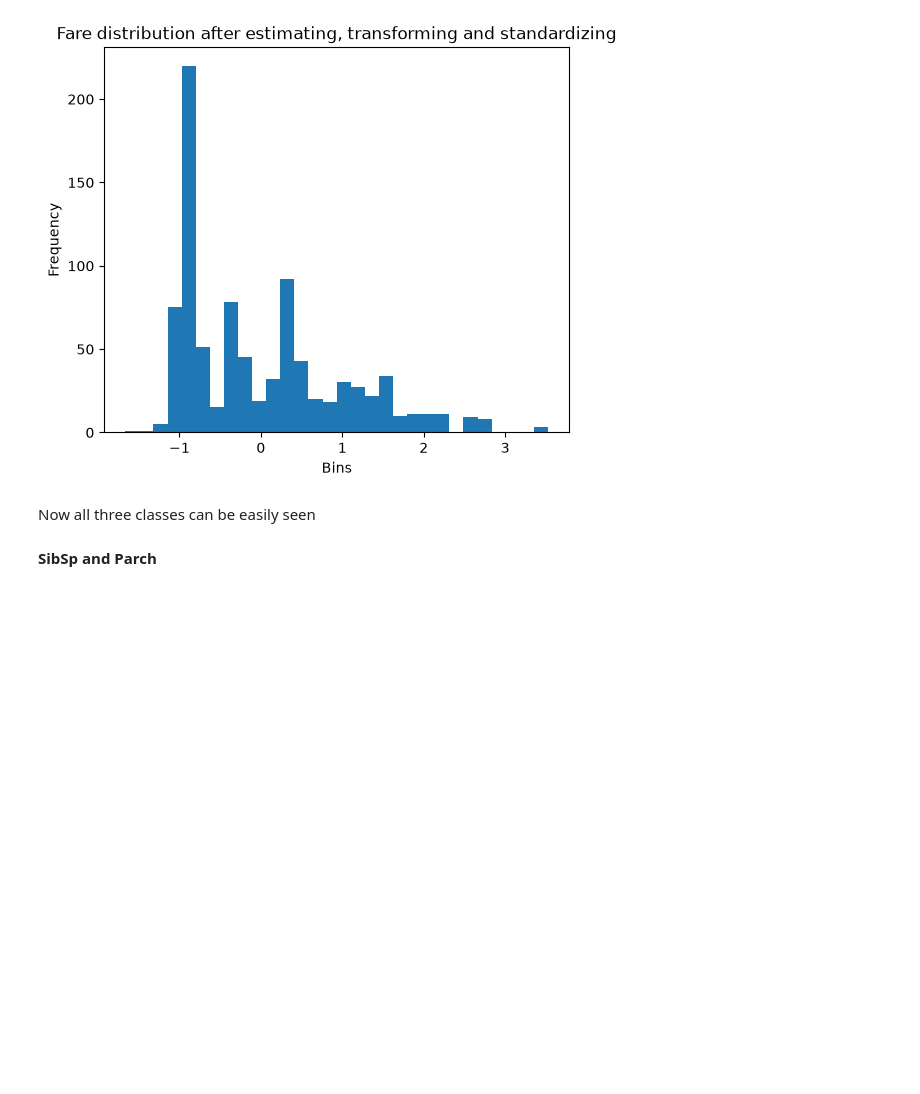
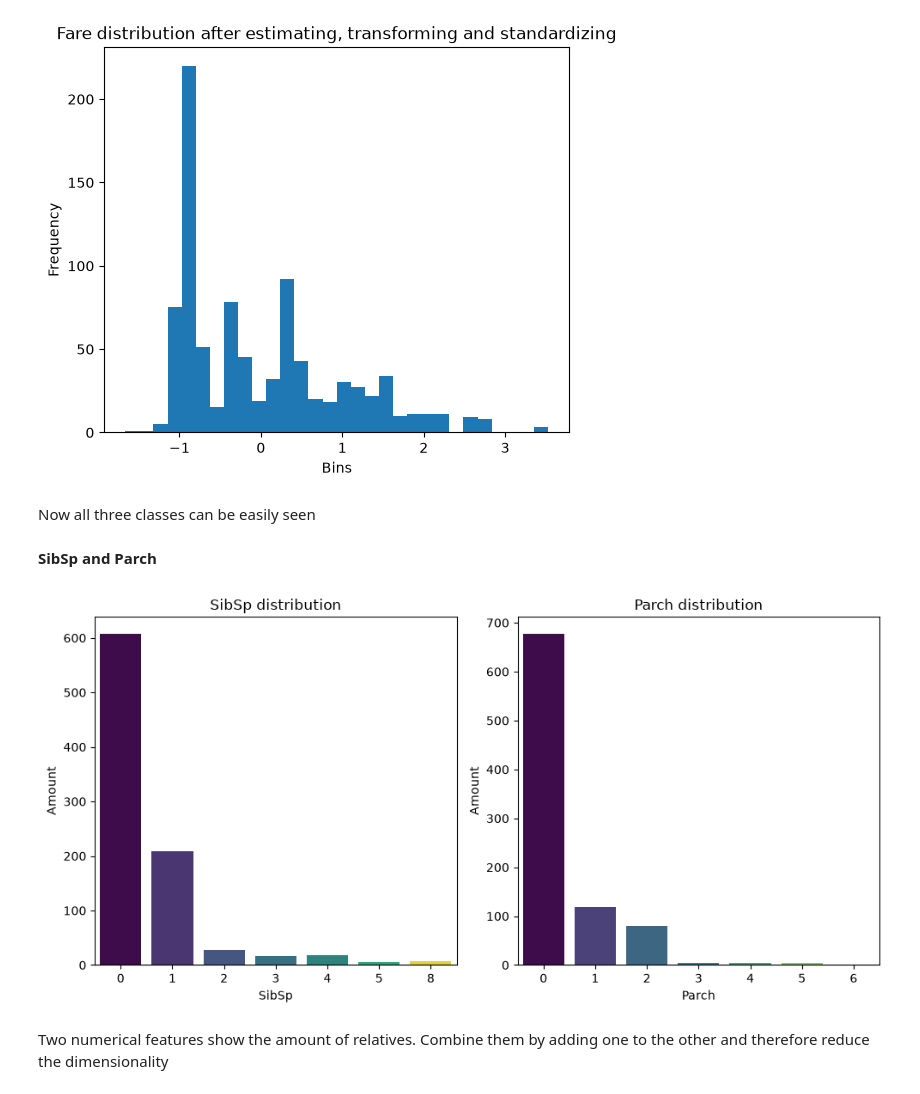
Before and after one commit to SpaceMakerc/Titanic---Machine-Learning-from-Disaster, a Jupyter notebook: titanic.ipynb, the cells around one changed output. Drawn from its saved outputs; the diff is of its cells as text; code cells hidden in the pictures; blank space fills up the shorter version.

Commit message:
Added pipeline for two features SibSp and Parch (combining). Visualized them

```diff
--- a/titanic.ipynb
+++ b/titanic.ipynb
@@ -425,3 +425,35 @@ plt.show()
 Now all three classes can be easily seen
 # %% [markdown]
 **SibSp and Parch**
+# %%
+fig, axes = plt.subplots(nrows=1, ncols=2, figsize=(10, 5))
+
+sns.countplot(
+    ax=axes[0],
+    data=titanic_train_data_copy,
+    x="SibSp",
+    palette="viridis",
+    hue="SibSp",
+    legend=False,
+)
+axes[0].set_title("SibSp distribution")
+axes[0].set_ylabel("Amount")
+
+sns.countplot(
+    ax=axes[1],
+    data=titanic_train_data_copy,
+    x="Parch",
+    palette="viridis",
+    hue="Parch",
+    legend=False
+)
+axes[1].set_title("Parch distribution")
+axes[1].set_ylabel("Amount")
+
+fig.tight_layout()
+
+plt.show()
+# %% [output]
+[figure, added]
+# %% [markdown]
+Two numerical features show the amount of relatives. Combine them by adding one to the other and therefore reduce the dimensionality
```
Also changed, not shown: parts of 1 cell of this notebook.
